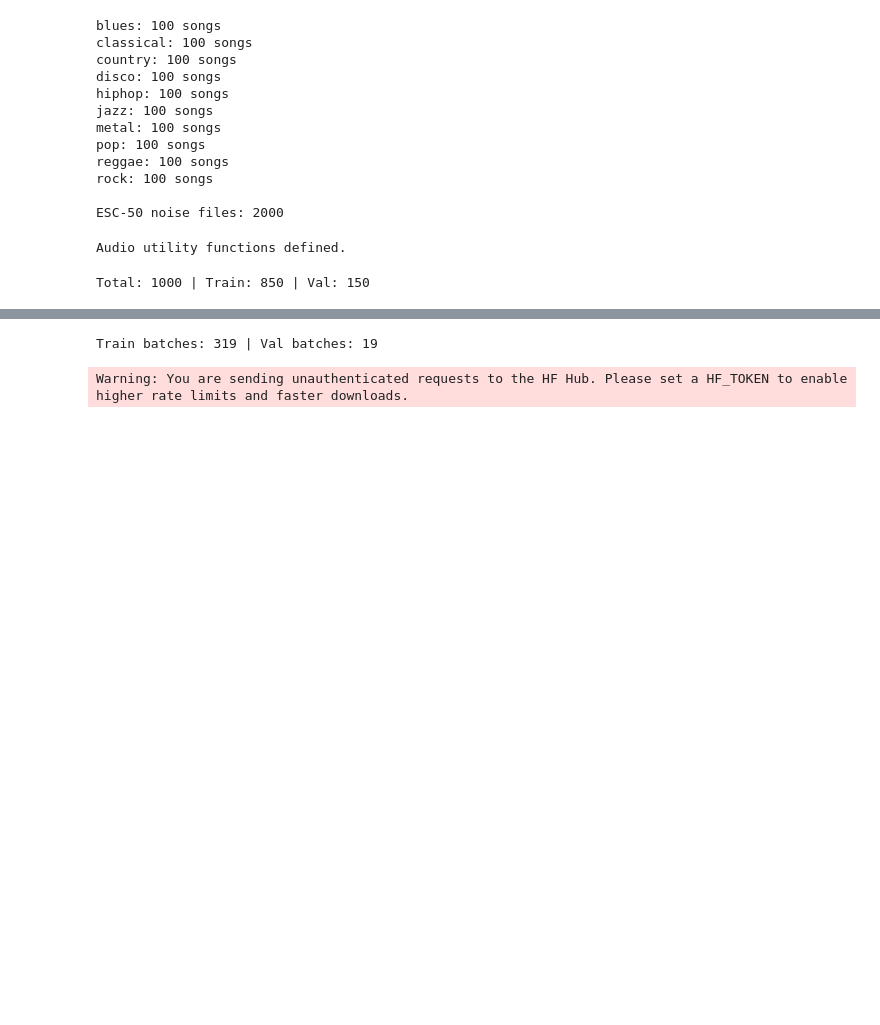
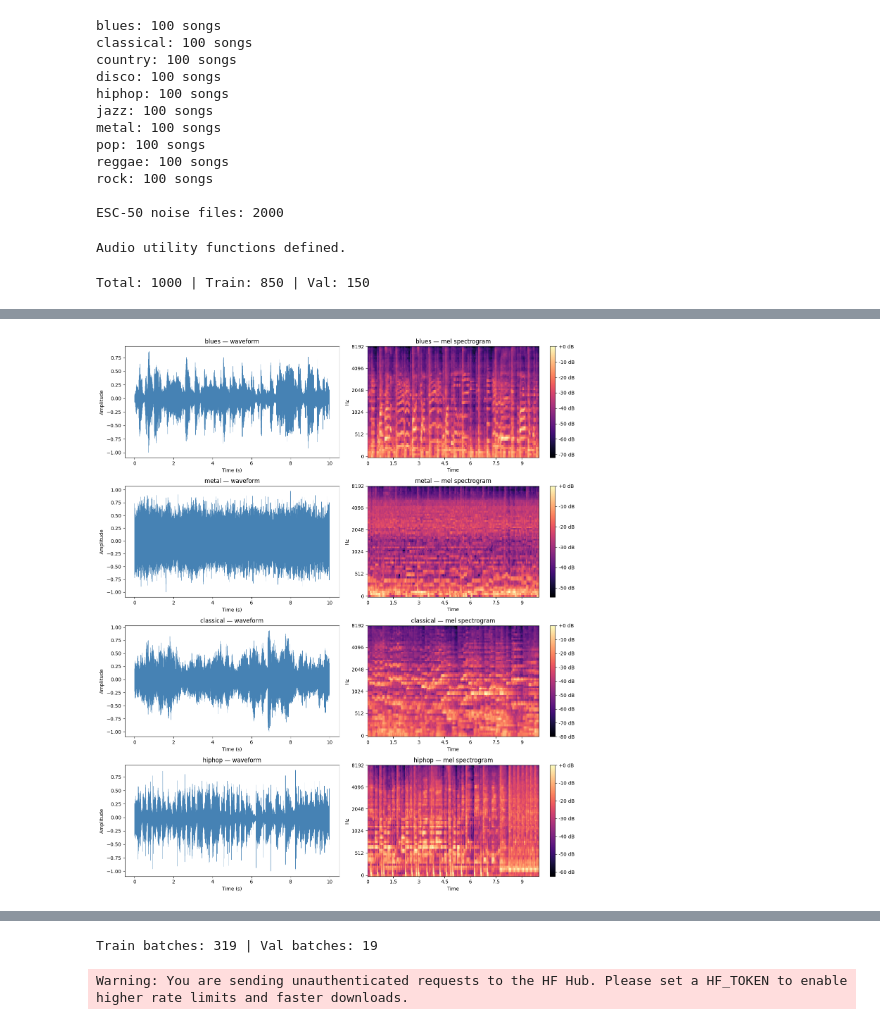
Before and after one commit to Bhawna2722/Music-Genre-Classifier, a Jupyter notebook: Notebook/Final_notebook.ipynb, the cells around one changed output, grey strips where cells are left out. Drawn from its saved outputs; the diff is of its cells as text; code cells hidden in the pictures; blank space fills up the shorter version.

```diff
--- a/Notebook/Final_notebook.ipynb
+++ b/Notebook/Final_notebook.ipynb
@@ -150,0 +189,28 @@ Total: 1000 | Train: 850 | Val: 150
+# %%
+# ─── EDA 2: Waveform & Mel-Spectrogram per Genre (one song each) ────────────
+import librosa.display
+
+sample_genres = ['blues', 'metal', 'classical', 'hiphop']
+fig, axes = plt.subplots(len(sample_genres), 2, figsize=(14, 4 * len(sample_genres)))
+
+for row, genre in enumerate(sample_genres):
+    song_dir = stem_index[genre][0]
+    audio    = same_song_mix(song_dir)
+    t        = np.linspace(0, DURATION, len(audio))
+
+    axes[row, 0].plot(t, audio, linewidth=0.4, color='steelblue')
+    axes[row, 0].set_title(f'{genre} — waveform')
+    axes[row, 0].set_xlabel('Time (s)')
+    axes[row, 0].set_ylabel('Amplitude')
+
+    S    = librosa.feature.melspectrogram(y=audio, sr=SR, n_mels=64, fmax=8000)
+    S_db = librosa.power_to_db(S + 1e-9, ref=np.max)
+    img  = librosa.display.specshow(S_db, sr=SR, x_axis='time', y_axis='mel',
+                                    fmax=8000, ax=axes[row, 1], cmap='magma')
+    fig.colorbar(img, ax=axes[row, 1], format='%+2.0f dB')
+    axes[row, 1].set_title(f'{genre} — mel spectrogram')
+
+plt.tight_layout()
+plt.show()
+# %% [output]
+[figure, added]
```
Also changed, not shown: parts of 4 cells of this notebook.
